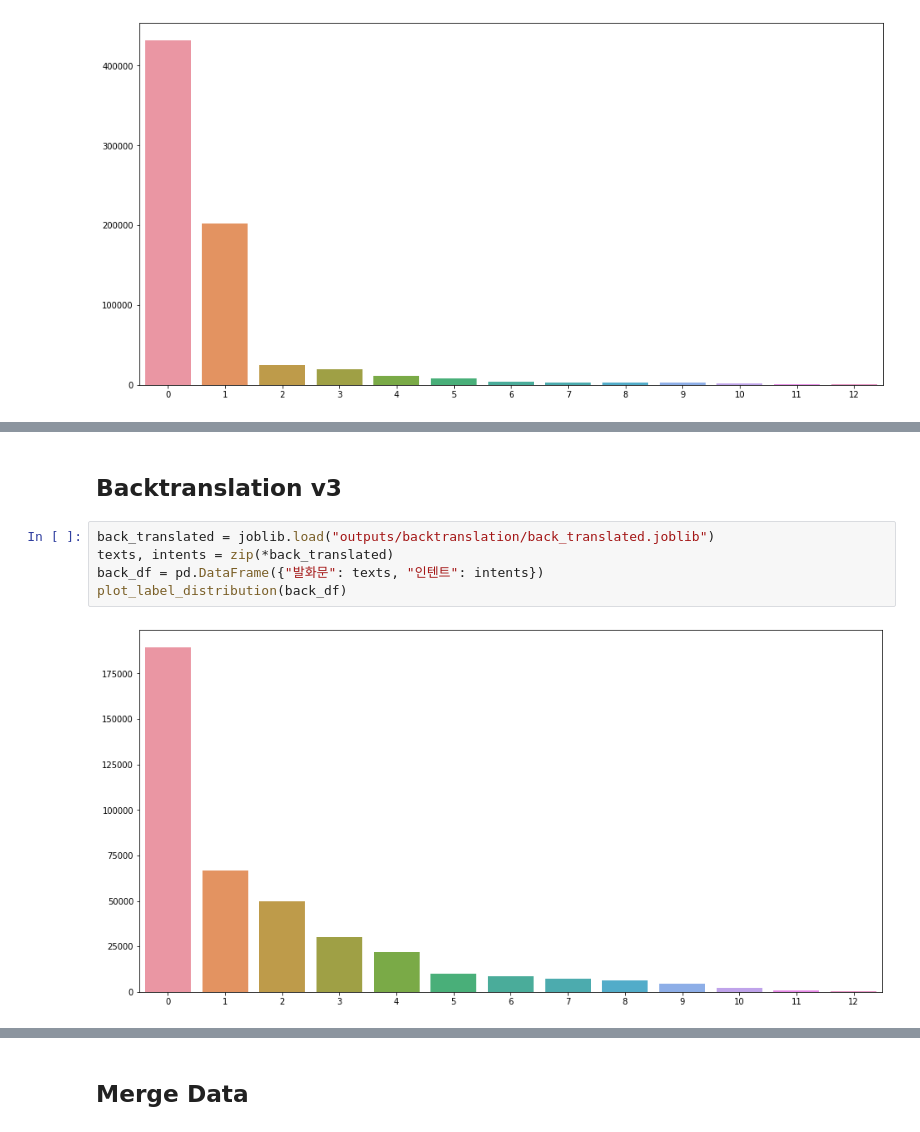
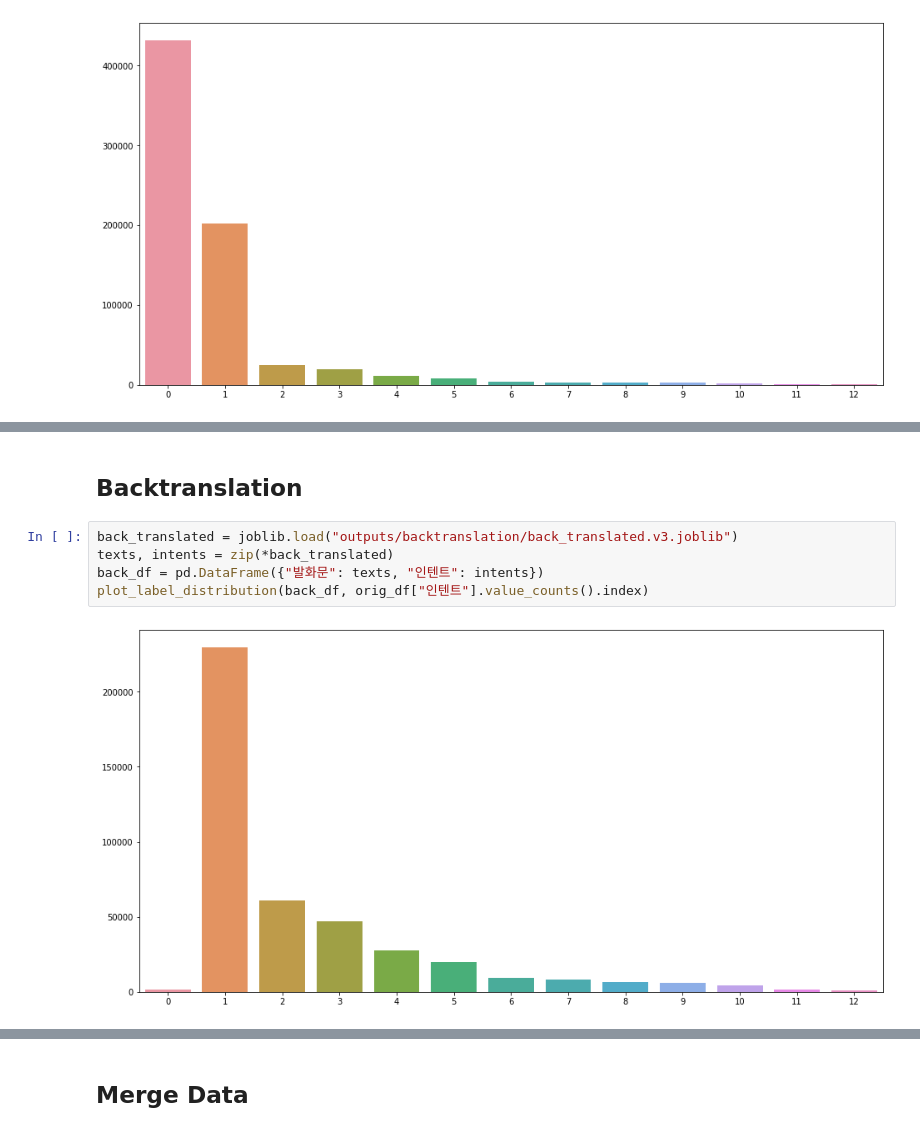
Before and after one commit to uoo723/BigStar-RnD-DA, a Jupyter notebook: notebooks/dev.ipynb, the cells around one changed output, grey strips where cells are left out. Cells and saved outputs as stored; diff of their text form.

```diff
--- a/notebooks/dev.ipynb
+++ b/notebooks/dev.ipynb
@@ -652,9 +651,9 @@ sns.barplot(
 # %% [markdown]
-## Backtranslation v3
+## Backtranslation
 # %%
-back_translated = joblib.load("outputs/backtranslation/back_translated.joblib")
+back_translated = joblib.load("outputs/backtranslation/back_translated.v3.joblib")
 texts, intents = zip(*back_translated)
 back_df = pd.DataFrame({"발화문": texts, "인텐트": intents})
-plot_label_distribution(back_df)
+plot_label_distribution(back_df, orig_df["인텐트"].value_counts().index)
 # %% [output]
-[figure, old version]
+[figure, new version]
```
Also changed, not shown: parts of 31 cells of this notebook, 2 other files.
